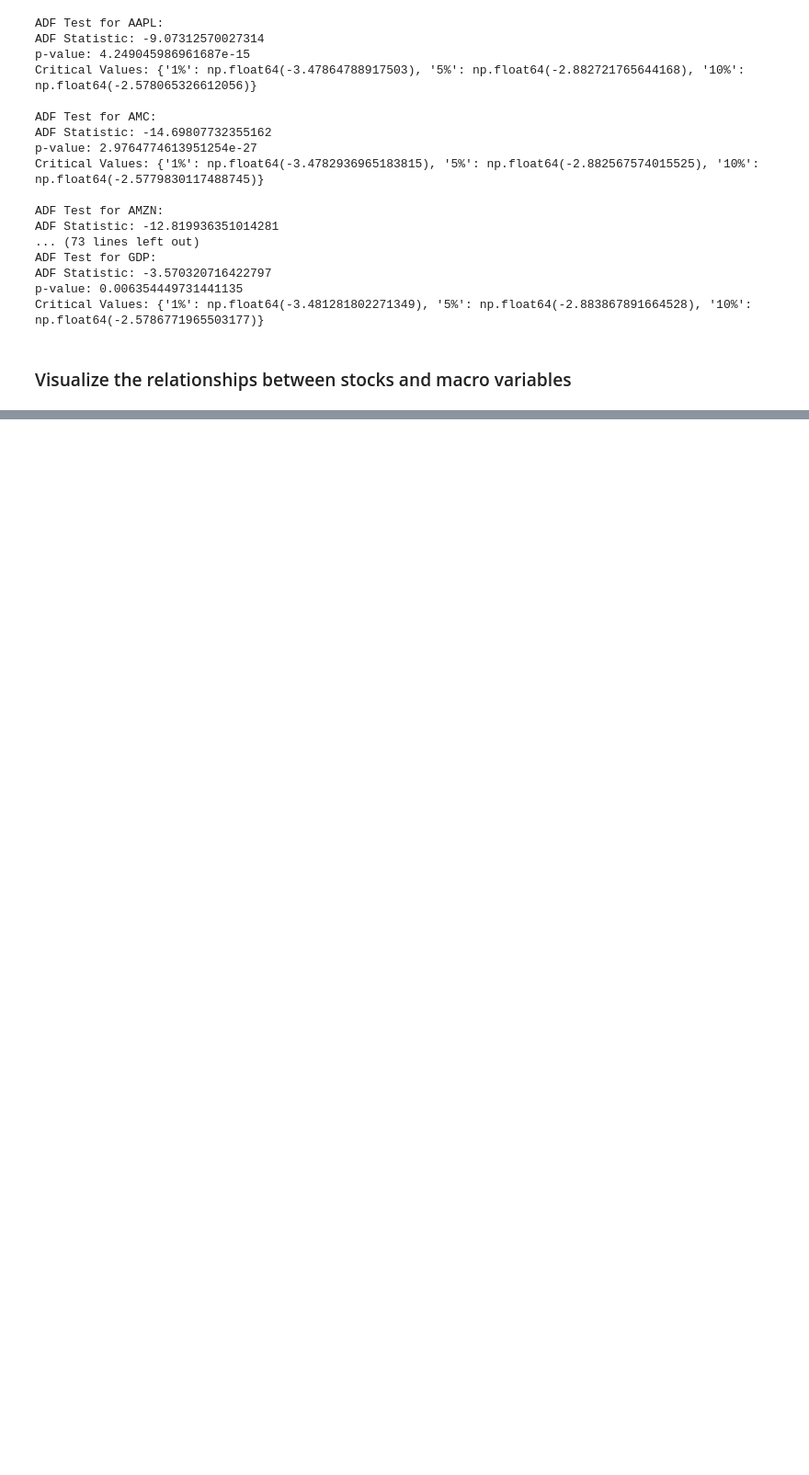
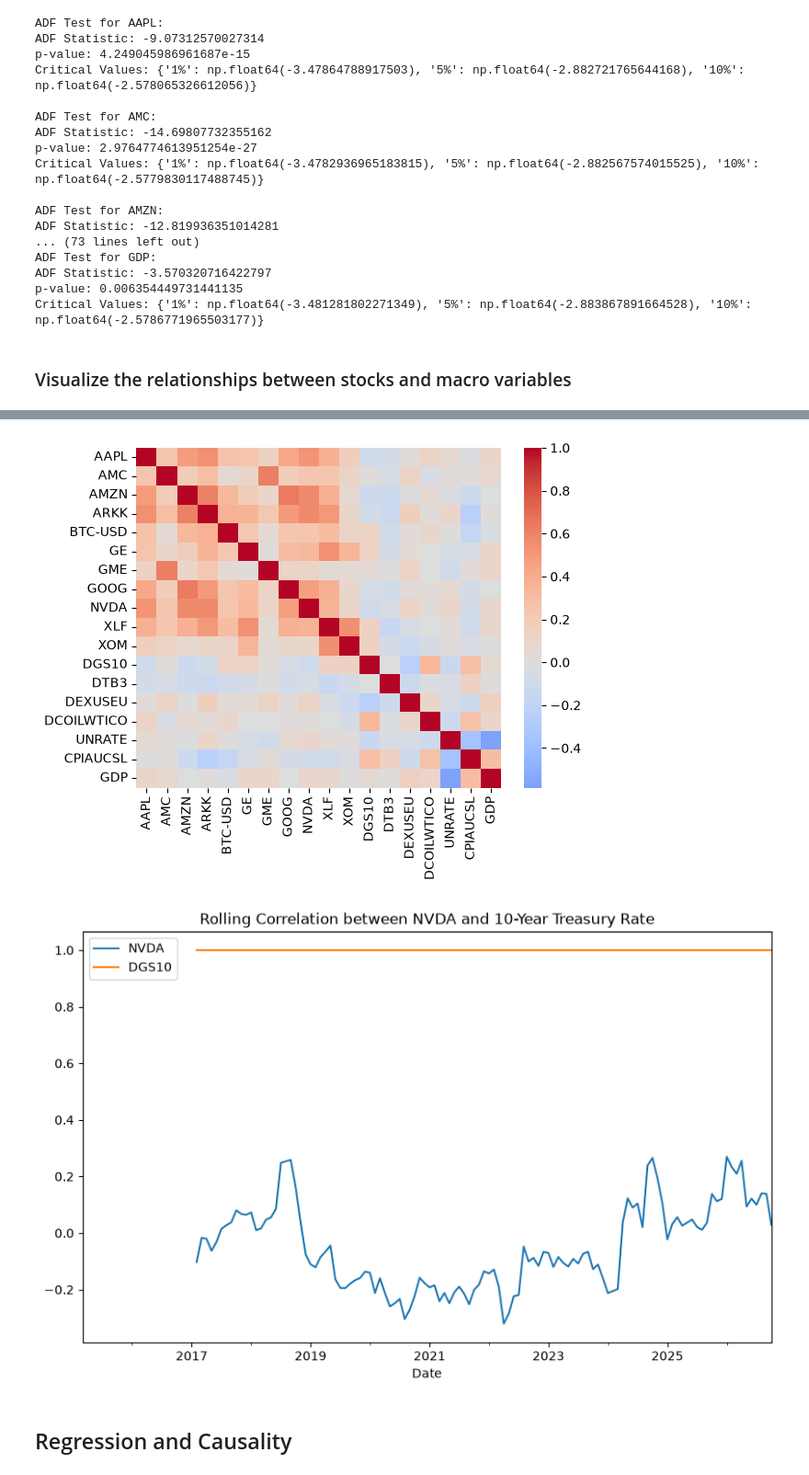
Before and after one commit to YasmineCharifi/financial_mathematics_intro, a Jupyter notebook: time_series_analysis.ipynb, the cells around one changed output, grey strips where cells are left out. Shown at 92% size. Drawn from its saved outputs; the diff is of its cells as text; code cells hidden in the pictures; blank space fills up the shorter version.

```diff
--- a/time_series_analysis.ipynb
+++ b/time_series_analysis.ipynb
@@ -426,4 +447,12 @@ Critical Values: {'1%': np.float64(-3.481281802271349), '5%': np.float64(-2.8838
 # %%
 import seaborn as sns, matplotlib.pyplot as plt
-sns.heatmap(df.corr(), cmap='coolwarm', annot=True, fmt=".2f", center=0)
+sns.heatmap(df.corr(), cmap='coolwarm', annot=False, fmt=".2f", center=0)
 plt.show()
+# rolling correlation
+df[['NVDA', 'DGS10']].rolling(window=24).corr(df[econ_diff.columns[0]]).plot(figsize=(10, 6), title='Rolling Correlation between NVDA and 10-Year Treasury Rate')
+plt.show()
+# %% [output]
+[figure, added]
+[figure, added]
+# %% [markdown]
+## Regression and Causality
```
Also changed, not shown: parts of 3 cells of this notebook.
